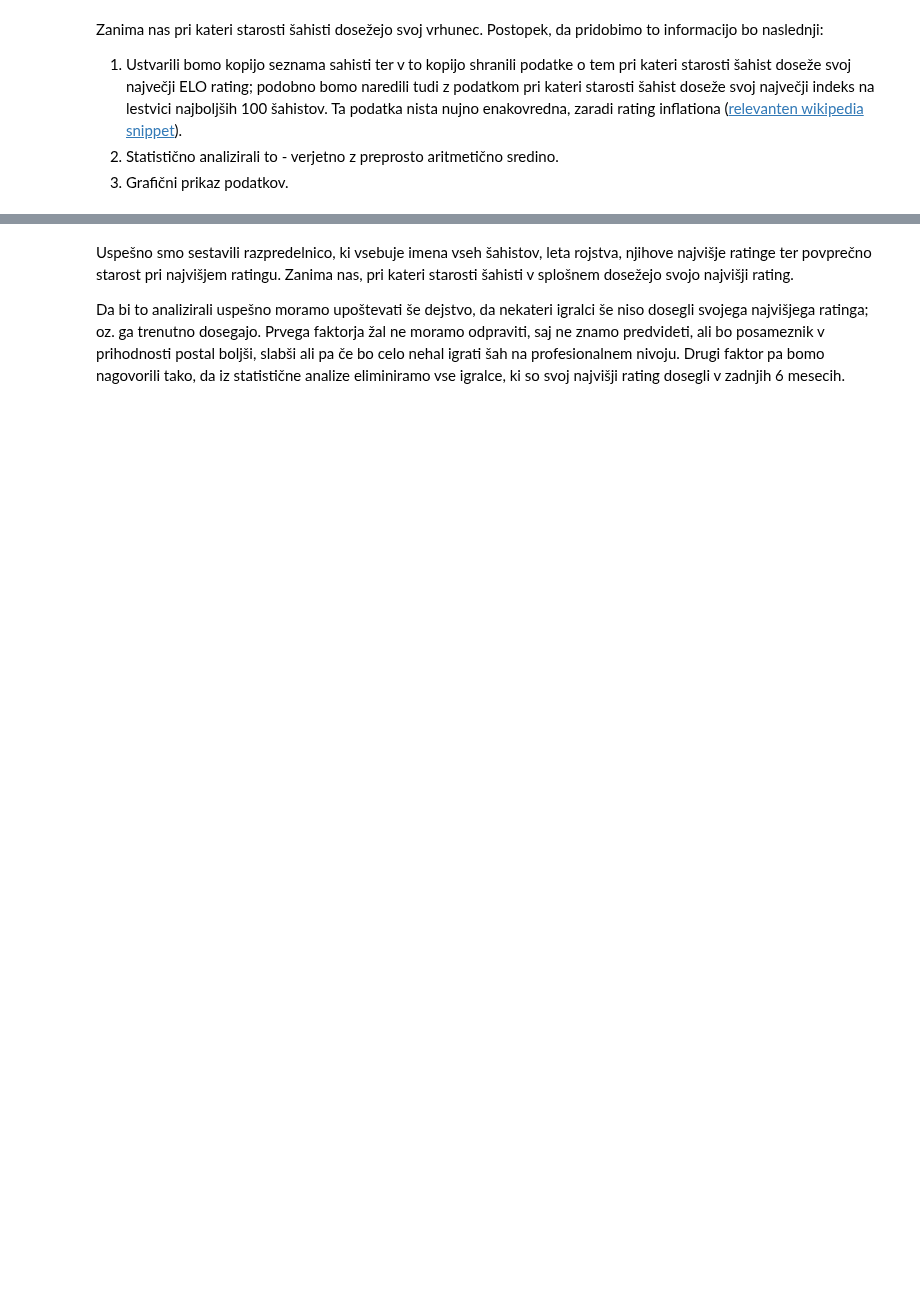
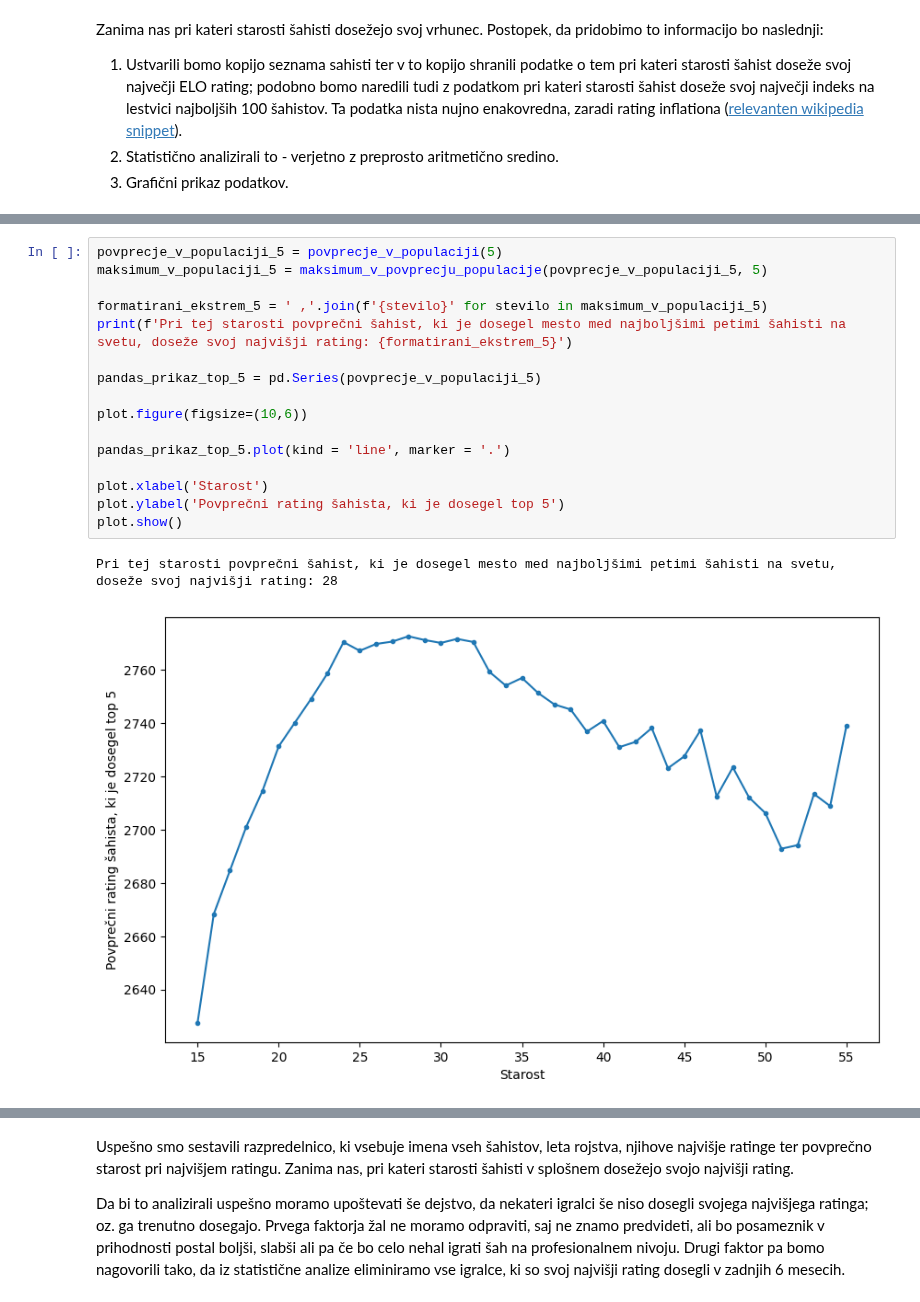
Before and after one commit to HugoTrebse/UVP-projektna-naloga, a Jupyter notebook: analiza_podatkov.ipynb, the cells around one changed output, grey strips where cells are left out. Cells and saved outputs as stored; diff of their text form; blank space fills up the shorter version.

```diff
--- a/analiza_podatkov.ipynb
+++ b/analiza_podatkov.ipynb
@@ -73,0 +157,19 @@ Diagram žal ni najbolj berljiv. Kako pa se obnaša povprečje teh šahistov pri
+# %%
+povprecje_v_populaciji_5 = povprecje_v_populaciji(5)
+maksimum_v_populaciji_5 = maksimum_v_povprecju_populacije(povprecje_v_populaciji_5, 5)
+
+formatirani_ekstrem_5 = ' ,'.join(f'{stevilo}' for stevilo in maksimum_v_populaciji_5)
+print(f'Pri tej starosti povprečni šahist, ki je dosegel mesto med najboljšimi petimi šahisti na svetu, doseže svoj najvišji rating: {formatirani_ekstrem_5}')
+
+pandas_prikaz_top_5 = pd.Series(povprecje_v_populaciji_5)
+
+plot.figure(figsize=(10,6))
+
+pandas_prikaz_top_5.plot(kind = 'line', marker = '.')
+
+plot.xlabel('Starost')
+plot.ylabel('Povprečni rating šahista, ki je dosegel top 5')
+plot.show()
+# %% [output]
+Pri tej starosti povprečni šahist, ki je dosegel mesto med najboljšimi petimi šahisti na svetu, doseže svoj najvišji rating: 28
+[figure, added]
```
Also changed, not shown: parts of 20 cells of this notebook, 3 other files.
